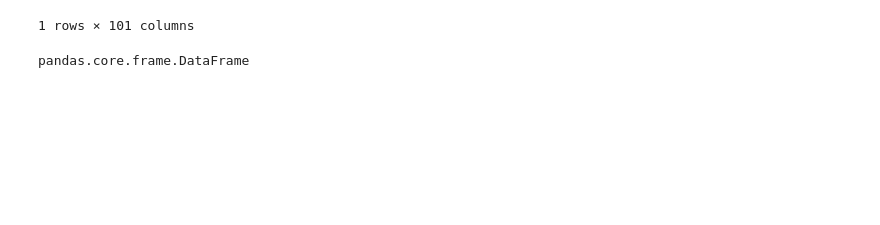
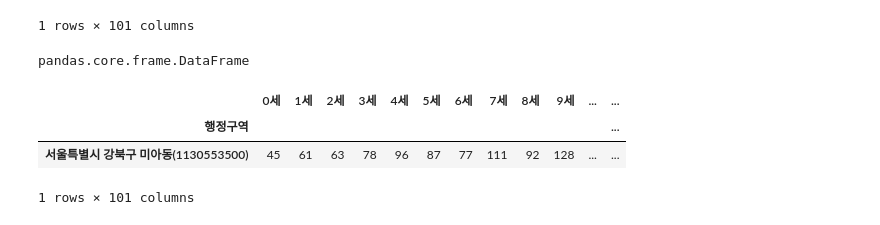
Before and after one commit to jinkyungpark/python_science, a Jupyter notebook: 우리동네인구구조.ipynb, the cells around one changed output. Cells and saved outputs as stored; diff of their text form; code cells hidden in the pictures; blank space fills up the shorter version.

```diff
--- a/우리동네인구구조.ipynb
+++ b/우리동네인구구조.ipynb
@@ -216,6 +217,16 @@ df2
 type(df2)
 # %% [output]
 pandas.core.frame.DataFrame
+# %%
+# 컬럼명 변경
+
+df2.columns = df2.columns.str.replace("2020년08월_계_","")
+df2
+# %% [output]
+|  | 0세 | 1세 | 2세 | 3세 | 4세 | 5세 | 6세 | 7세 | 8세 | 9세 | ... | ... |
+| 행정구역 |  |  |  |  |  |  |  |  |  |  |  | ... |
+| 서울특별시 강북구 미아동(1130553500) | 45 | 61 | 63 | 78 | 96 | 87 | 77 | 111 | 92 | 128 | ... | ... |
+1 rows × 101 columns
 # %%
 # 행,열 변경
 
```
Also changed, not shown: parts of 7 cells of this notebook, 2 other files.
